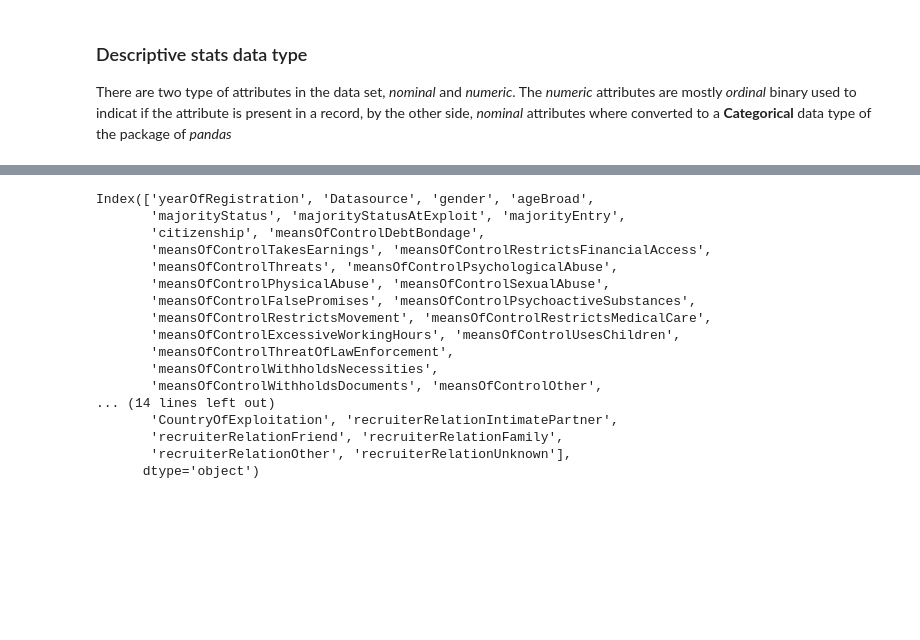
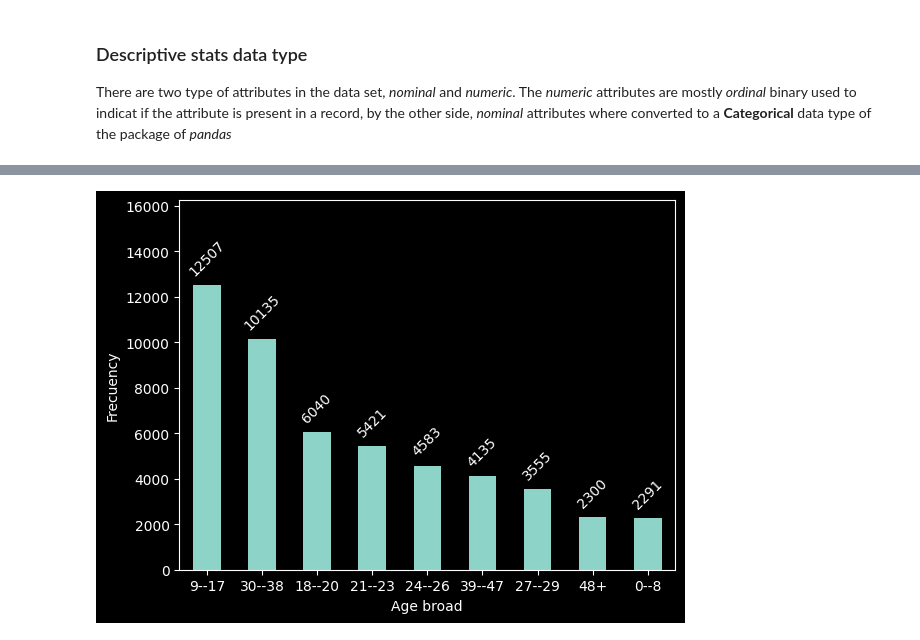
Before and after one commit to JPena-code/minig-course, a Jupyter notebook: EDA.ipynb, the cells around one changed output, grey strips where cells are left out. Cells and saved outputs as stored; diff of their text form; code cells hidden in the pictures; blank space fills up the shorter version.

```diff
--- a/EDA.ipynb
+++ b/EDA.ipynb
@@ -114,34 +240,15 @@ raw_data.columns
 # %%
-ax = raw_data['ageBroad'].value_counts().plot.bar()
-
-for i, bar in enumerate(ax.patches):
-    ax.text(bar.get_x() + bar.get_width() / 2, bar.get_height() + 300,
-            f"{raw_data['ageBroad'].value_counts()[i]}:00",
-            horizontalalignment= 'center', verticalalignment='bottom',
-            fontsize=10, rotation=90, color='black')
-
-ax.set_xlabel("Edades")
-ax.set_ylabel("Frecuencia")
-ax.margins(x=0, y=0.3)
-
-plt.show()
+# Histogram of the age of the individual
+age_count = raw_data['ageBroad'].value_counts()
+plot = raw_data['ageBroad'].value_counts().plot.bar(xlabel="Age broad", ylabel="Frecuency")
+labels = [label.set_rotation('horizontal') for label in plot.get_xticklabels()]
+for bar, count in zip(plot.patches, age_count):
+    plot.text(
+        bar.get_x() + bar.get_width() / 2,
+        bar.get_height() + 300,
+        f"{count}",
+        horizontalalignment='center', verticalalignment='bottom',
+        fontsize=10, rotation=45, color='white')
+plot.margins(x=0, y=0.3)
+# %% [output]
+[figure, added]
-# %%
-raw_data.columns
-# %% [output]
-Index(['yearOfRegistration', 'Datasource', 'gender', 'ageBroad',
-       'majorityStatus', 'majorityStatusAtExploit', 'majorityEntry',
-       'citizenship', 'meansOfControlDebtBondage',
-       'meansOfControlTakesEarnings', 'meansOfControlRestrictsFinancialAccess',
-       'meansOfControlThreats', 'meansOfControlPsychologicalAbuse',
-       'meansOfControlPhysicalAbuse', 'meansOfControlSexualAbuse',
-       'meansOfControlFalsePromises', 'meansOfControlPsychoactiveSubstances',
-       'meansOfControlRestrictsMovement', 'meansOfControlRestrictsMedicalCare',
-       'meansOfControlExcessiveWorkingHours', 'meansOfControlUsesChildren',
-       'meansOfControlThreatOfLawEnforcement',
-       'meansOfControlWithholdsNecessities',
-       'meansOfControlWithholdsDocuments', 'meansOfControlOther',
-... (14 lines left out)
-       'CountryOfExploitation', 'recruiterRelationIntimatePartner',
-       'recruiterRelationFriend', 'recruiterRelationFamily',
-       'recruiterRelationOther', 'recruiterRelationUnknown'],
-      dtype='object')
```
Also changed, not shown: parts of 25 cells of this notebook, 1 other file.
